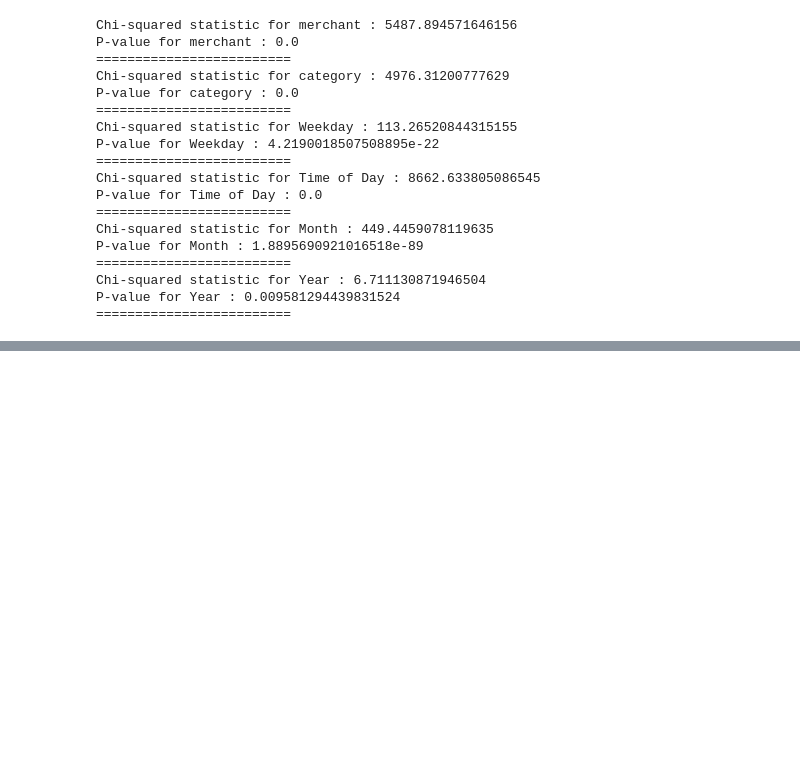
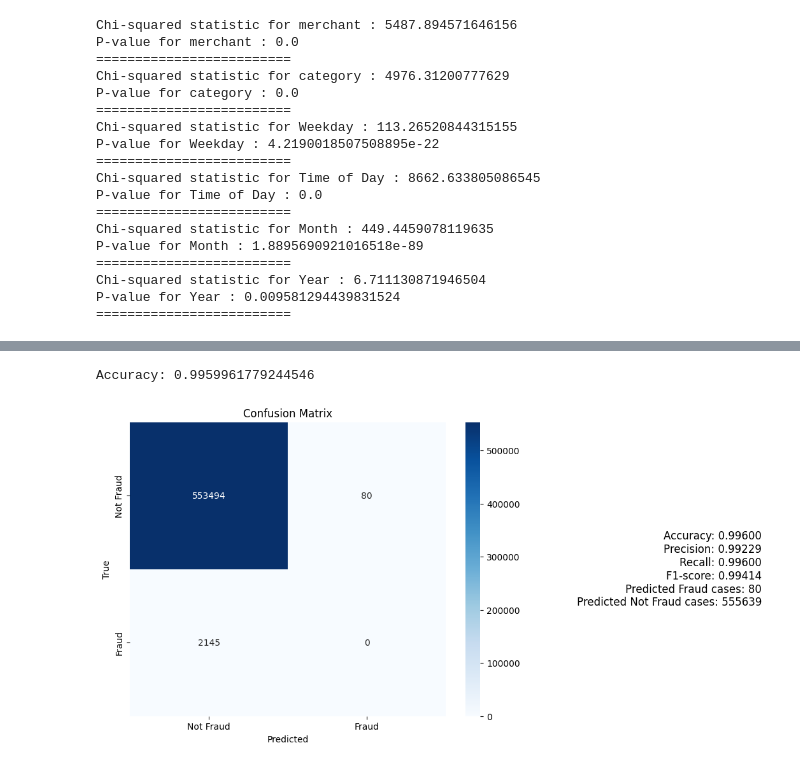
Before and after one commit to YousufNofal0/AiSpring2024, a Jupyter notebook: AiSpring2024.ipynb, the cells around one changed output, grey strips where cells are left out. Saved outputs shown, nothing was run; the diff lists cells and outputs as text; code cells hidden in the pictures; blank space fills up the shorter version.

Commit message:
Built multiple classfication models.

```diff
--- a/AiSpring2024.ipynb
+++ b/AiSpring2024.ipynb
@@ -217,0 +221,4 @@ data_df_encoded.head()
+# %%
+data_file = 'fraudTest.csv'
+x_test = pd.read_csv(data_file, dtype=str)
+x_test.head()
@@ -217,0 +261,4 @@ data_df_encoded.head()
+# %%
+# Fit and transform the data
+x_test['Amount'] = scaler.transform(x_test[['Amount']])
+x_test.head()
@@ -217,0 +291,3 @@ data_df_encoded.head()
+# %%
+X_test["Amount"]=x_test["Amount"]
+X_test.head()
@@ -217,0 +302,31 @@ data_df_encoded.head()
+# %%
+def load_and_evaluate(filename, numerical, x_test, y_test):
+    model = pickle.load(open(filename, 'rb'))
+
+    # Make predictions
+    y_pred = model.predict(X_test)
+
+    # Evaluate the model
+    accuracy = accuracy_score(y_test, y_pred)
+    print("Accuracy:", accuracy)
+    if numerical:
+        fraud = sum(1 for pred in y_pred if pred == 1)
+        not_fraud = sum(1 for pred in y_pred if pred == 0)
+    else:
+        fraud = sum(1 for pred in y_pred if pred == '1')
+        not_fraud = sum(1 for pred in y_pred if pred == '0')
+
+    # Plot a heatmap of the confusion matrix
+    conf_matrix = confusion_matrix(y_test, y_pred)
+    accuracy = accuracy_score(y_test, y_pred)
+    precision = precision_score(y_test, y_pred, average='weighted')
+    recall = recall_score(y_test, y_pred, average='weighted')
+    f1 = f1_score(y_test, y_pred, average='weighted')
+
+    plt.figure(figsize=(8, 6))
+    sns.heatmap(conf_matrix, annot=True, cmap="Blues", fmt="d", xticklabels=['Not Fraud', 'Fraud'], yticklabels=['Not Fraud', 'Fraud'])
+    plt.xlabel('Predicted')
+    plt.ylabel('True')
+    plt.title('Confusion Matrix')
+    plt.text(2, 0.5, f'Accuracy: {accuracy:.5f}\nPrecision: {precision:.5f}\nRecall: {recall:.5f}\nF1-score: {f1:.5f}\nPredicted Fraud cases: {fraud}\nPredicted Not Fraud cases: {not_fraud}', horizontalalignment='right', verticalalignment='center', fontsize=12, transform=plt.gca().transAxes)
+    plt.show()
@@ -217,0 +372,5 @@ data_df_encoded.head()
+# %%
+load_and_evaluate('logistic_model.sav', False, X_test, y_test)
+# %% [output]
+Accuracy: 0.9959961779244546
+[figure, added]
```
Also changed, not shown: parts of 22 cells of this notebook, 4 other files.
